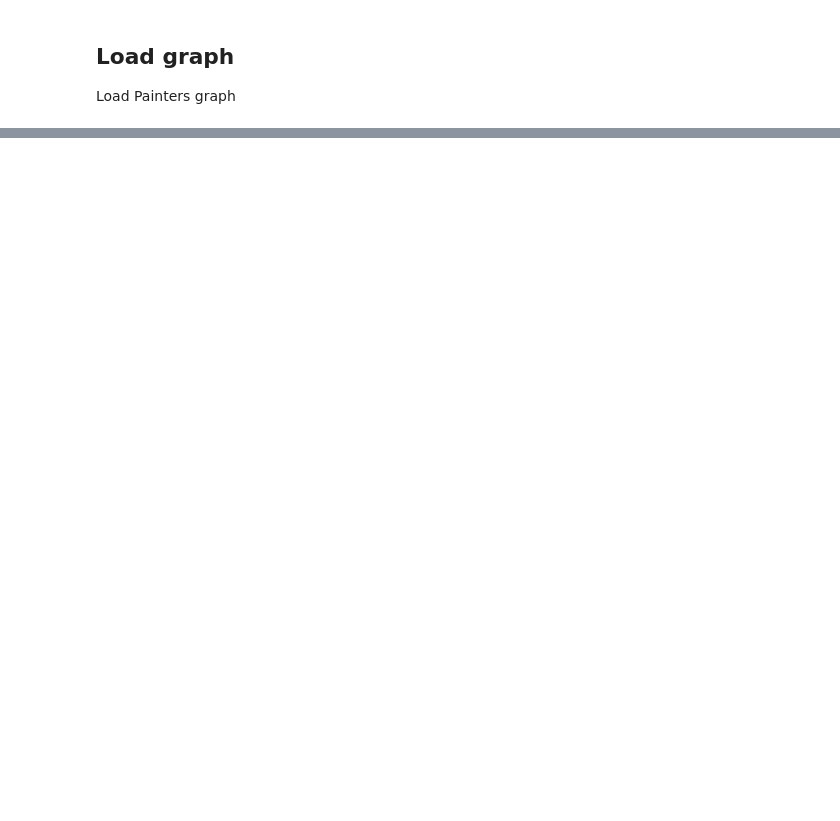
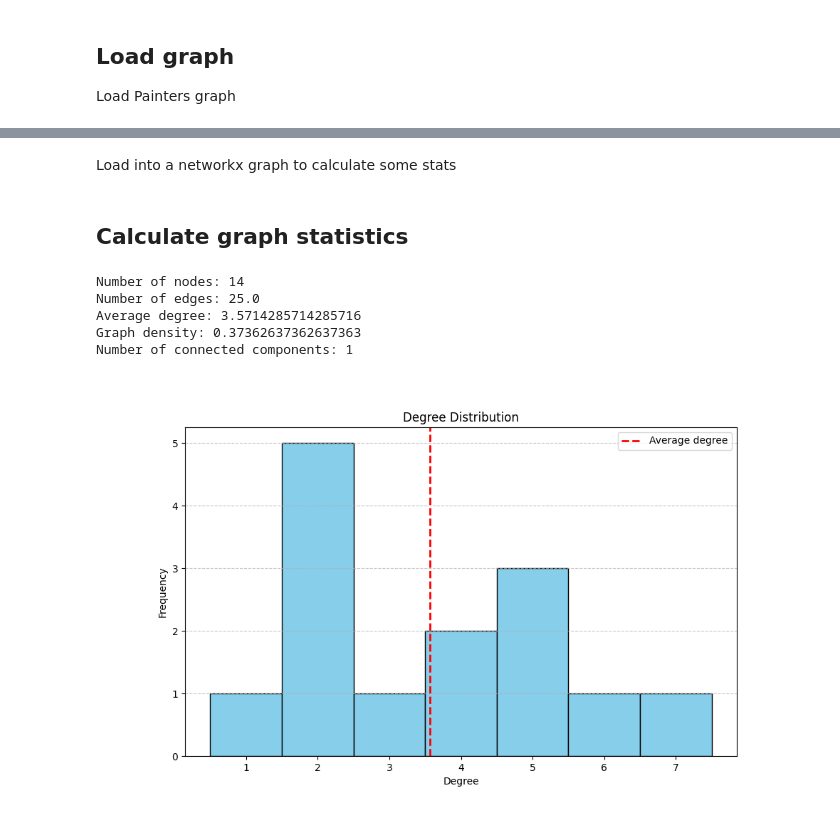
Before and after one commit to AndreasLF/HowLowCanYouGo, a Jupyter notebook: notebooks/Embeddings.ipynb, the cells around one changed output, grey strips where cells are left out. Drawn from its saved outputs; the diff is of its cells as text; code cells hidden in the pictures; blank space fills up the shorter version.

```diff
--- a/notebooks/Embeddings.ipynb
+++ b/notebooks/Embeddings.ipynb
@@ -19,4 +31,64 @@ image = svg_graph(adjacency, position)
 SVG(image)
 # %% [output]
 [drawing not drawn]
+# %% [markdown]
+Load into a networkx graph to calculate some stats
+# %%
+# Create an empty undirected graph
+G = nx.Graph()
+
+# Add edges from the sparse matrix
+rows, cols = sp.find(adjacency)[:2]  # Get the non-zero indices
+for row, col in zip(rows, cols):
+    G.add_edge(row, col)
+# %% [markdown]
+## Calculate graph statistics
+# %%
+# Print graph statistics
+print('Number of nodes:', adjacency.shape[0])
+
+# Calculate the number of edges
+# For an undirected graph, each edge is counted twice in an adjacency matrix
+num_edges = adjacency.todense().sum()/2
+
+# Calculate the average degree
+# Since each edge is counted twice in the sum, divide by the number of nodes to get the average degree
+average_degree = adjacency.todense().sum() / adjacency.shape[0]
+
+print(f'Number of edges: {num_edges}')
+print(f'Average degree: {average_degree}')
+print('Graph density:', nx.density(G))
+print('Number of connected components:', nx.number_connected_components(G))
+
+
+degree = adjacency.dot(torch.ones(adjacency.shape[0], dtype=int))
+# Plotting degree distribution with enhanced aesthetics
+plt.figure(figsize=(10, 6))
+
+# Custom bin edges for the histogram
+bin_edges = np.arange(0.5, degree.max() + 1.5, 1)
+
+# Plot histogram with customizations
+plt.hist(degree, bins=bin_edges, color='skyblue', edgecolor='black')
+# plot average degree as a vertical line
+plt.axvline(degree.mean(), color='r', linestyle='dashed', linewidth=2, label='Average degree')
+
+# Customizing the plot
+plt.title('Degree Distribution')
+plt.xlabel('Degree')
+plt.ylabel('Frequency')
+plt.xticks(np.arange(1, degree.max() + 1, 1))  # Set x-axis ticks to match the degree values
+plt.legend()
+
+# Adding a grid for better readability
+plt.grid(axis='y', linestyle='--', alpha=0.7)
+
+plt.show()
+# %% [output]
+Number of nodes: 14
+Number of edges: 25.0
+Average degree: 3.5714285714285716
+Graph density: 0.37362637362637363
+Number of connected components: 1
+[figure, added]
 # %%
```
Also changed, not shown: parts of 36 cells of this notebook.
